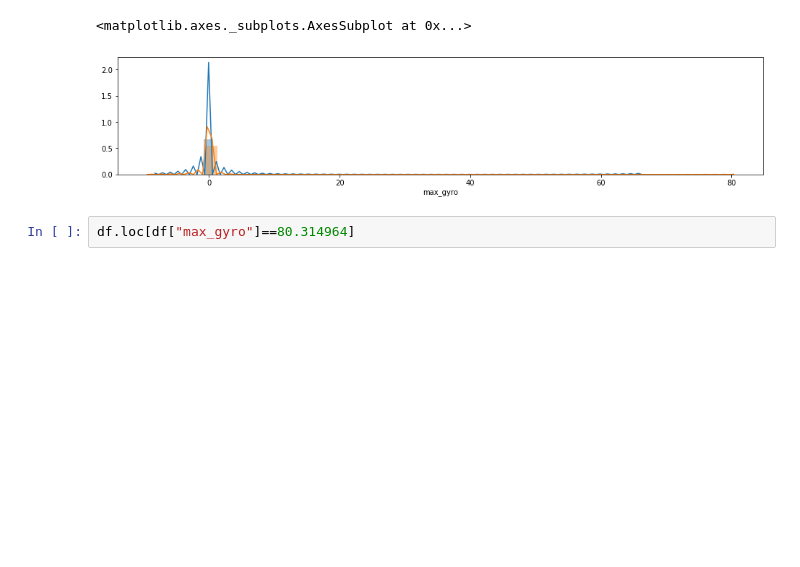
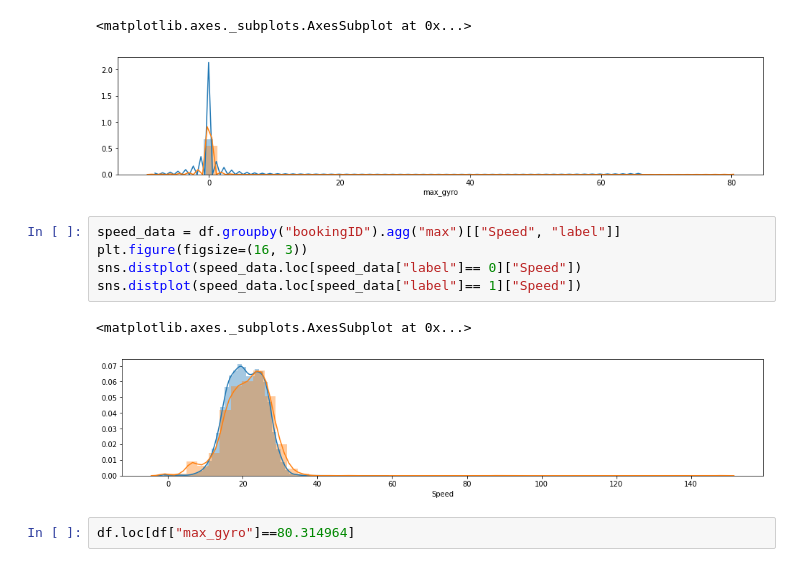
Before and after one commit to jtsw1990/grab-ai-safety, a Jupyter notebook: 2. Safety Challenge - Exploratory Data Analysis.ipynb, the cells around one changed output. Cells and saved outputs as stored; diff of their text form; blank space fills up the shorter version.

```diff
--- a/2. Safety Challenge - Exploratory Data Analysis.ipynb
+++ b/2. Safety Challenge - Exploratory Data Analysis.ipynb
@@ -40,6 +40,14 @@ sns.distplot(df.loc[df["label"] == 1]["max_gyro"])
 # %% [output]
 <matplotlib.axes._subplots.AxesSubplot at 0x...>
 [figure]
+# %%
+speed_data = df.groupby("bookingID").agg("max")[["Speed", "label"]]
+plt.figure(figsize=(16, 3))
+sns.distplot(speed_data.loc[speed_data["label"]== 0]["Speed"])
+sns.distplot(speed_data.loc[speed_data["label"]== 1]["Speed"])
+# %% [output]
+<matplotlib.axes._subplots.AxesSubplot at 0x...>
+[figure, added]
 # %%
 df.loc[df["max_gyro"]==80.314964]
 # %% [output]
```
Also changed, not shown: 1 other file.
